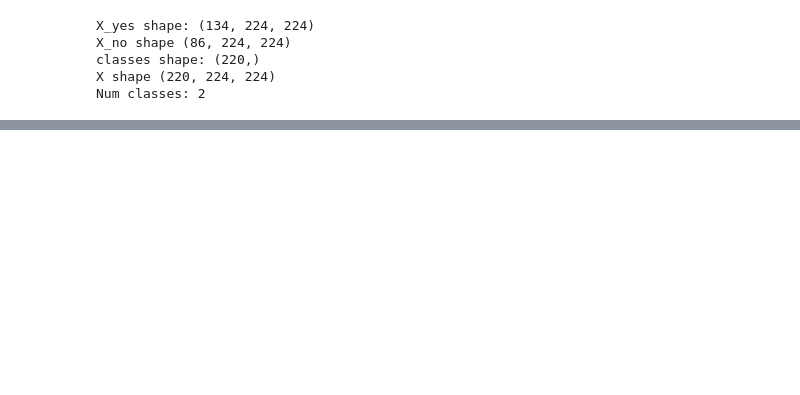
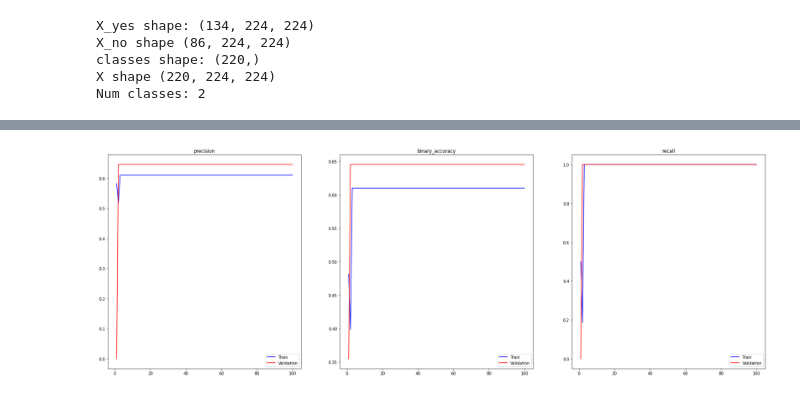
Before and after one commit to BittingBarracuda/BTD_Python, a Jupyter notebook: nn2_train.ipynb, the cells around one changed output, grey strips where cells are left out. Drawn from its saved outputs; the diff is of its cells as text; code cells hidden in the pictures; blank space fills up the shorter version.

```diff
--- a/nn2_train.ipynb
+++ b/nn2_train.ipynb
@@ -178,7 +185,7 @@ lu_net = keras.Sequential([
     Dense(units=128, activation='sigmoid'),
     Dense(units=128, activation='sigmoid'),
     # OUTPUT
-    Dense(units=N_CLASSES, activation='sigmoid')
+    Dense(units=1, activation='sigmoid')
 ])
 
 print(lu_net.summary())
@@ -242,0 +293,3 @@ scores_le_net = lu_net.evaluate(X_test, y_test)
+# %%
+df_lu_net = pd.DataFrame(res_lu_net.history)
+df_lu_net.head()
@@ -242,0 +337,4 @@ scores_le_net = lu_net.evaluate(X_test, y_test)
+# %%
+graph_history(df_lu_net, metrics)
+# %% [output]
+[figure, added]
```
Also changed, not shown: parts of 14 cells of this notebook, 1 other file.
